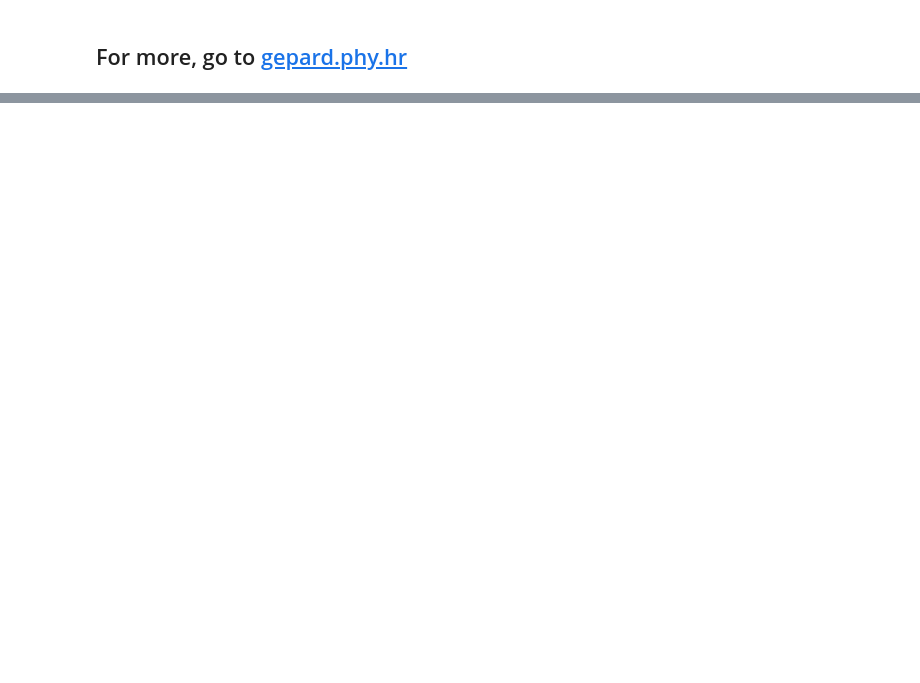
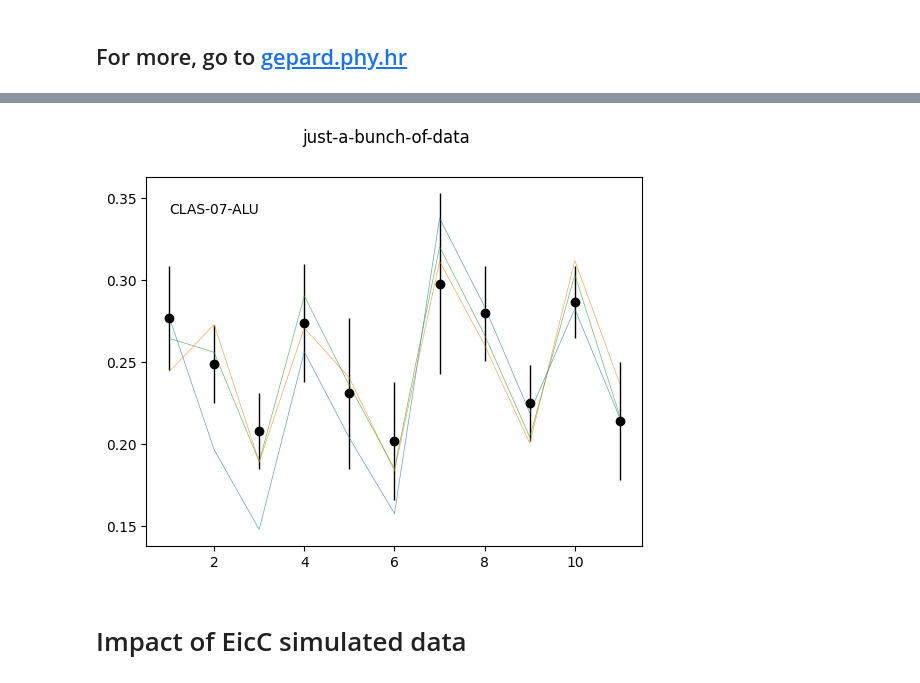
Before and after one commit to kkumer/gepard-presentation, a Jupyter notebook: slides.ipynb, the cells around one changed output, grey strips where cells are left out. Drawn from its saved outputs; the diff is of its cells as text; code cells hidden in the pictures; blank space fills up the shorter version.

```diff
--- a/slides.ipynb
+++ b/slides.ipynb
@@ -240,0 +358,6 @@ collected 111 items
+# %%
+fig = gplots.jbod(points=fitpoints[-11:], mesh=th)   # Plot the mesh of individual nets
+# %% [output]
+[figure, added]
+# %% [markdown]
+# Impact of EicC simulated data
```
Also changed, not shown: parts of 46 cells of this notebook.
